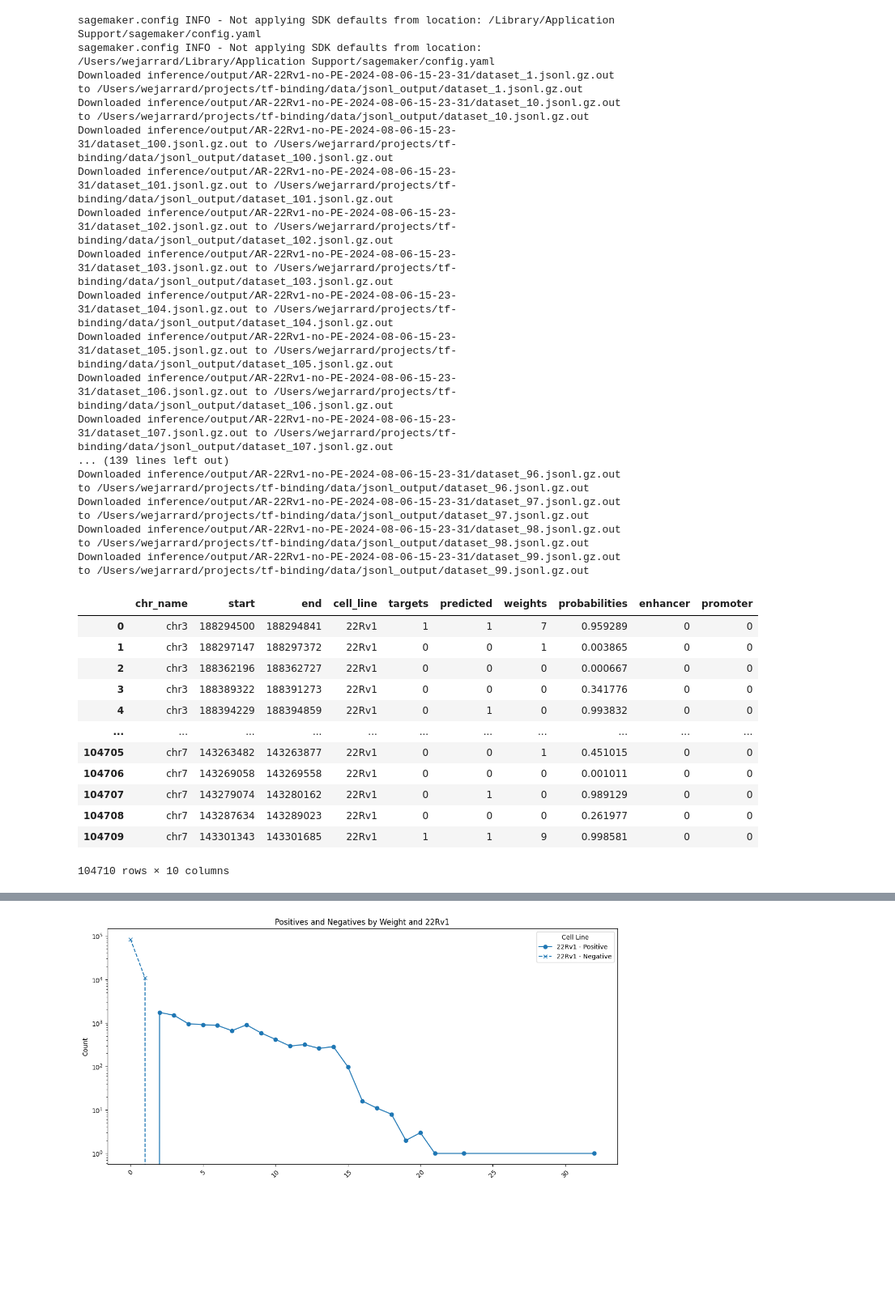
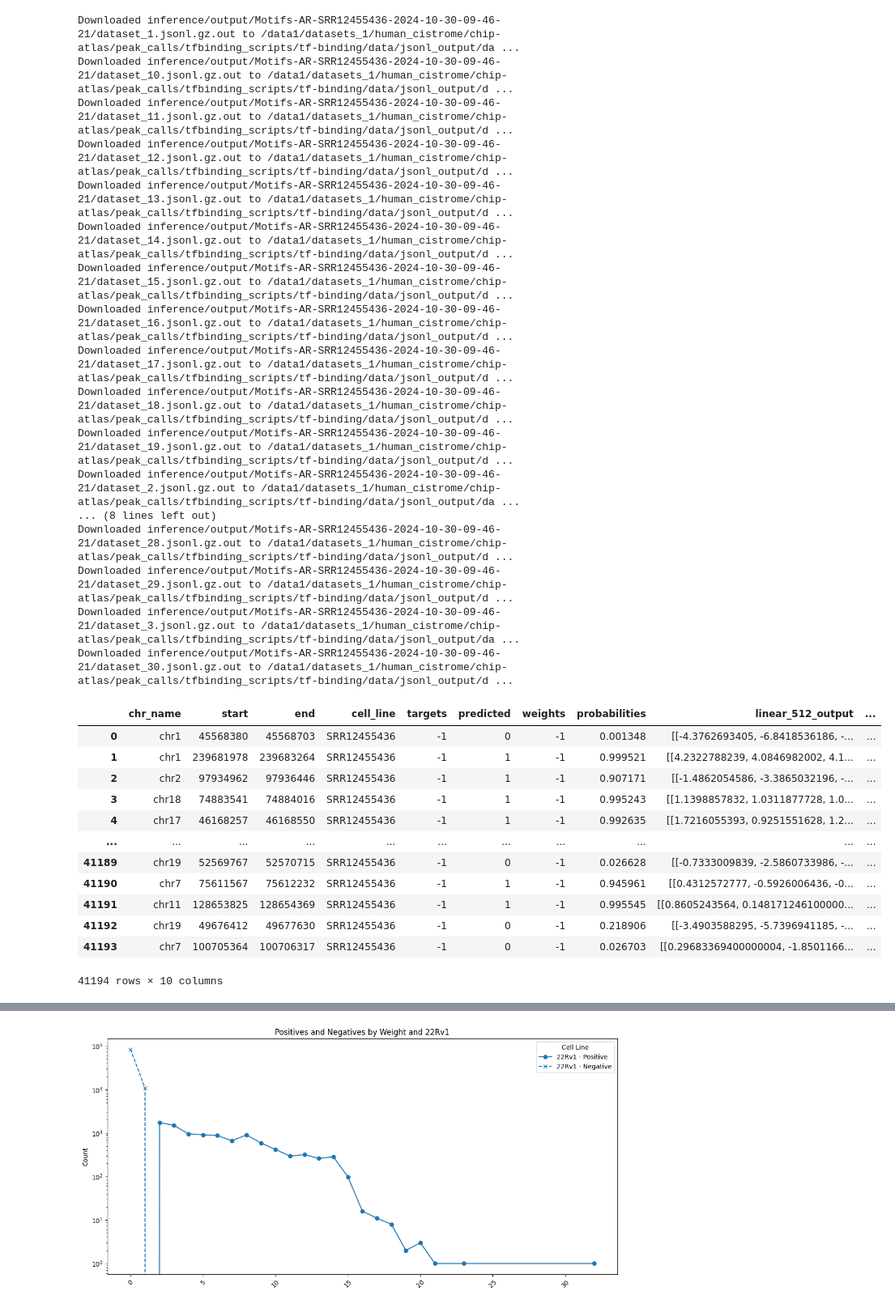
Before and after one commit to wejarrard/tf-binding, a Jupyter notebook: src/inference/analysis/22Rv1_training_analysis.ipynb, the cells around one changed output, grey strips where cells are left out. Shown at 81% size. Cells and saved outputs as stored; diff of their text form; code cells hidden in the pictures; blank space fills up the shorter version.

```diff
--- a/src/inference/analysis/22Rv1_training_analysis.ipynb
+++ b/src/inference/analysis/22Rv1_training_analysis.ipynb
@@ -13,9 +13,8 @@ sagemaker_session = Session()
 
 
 role = "arn:aws:iam::016114370410:role/tf-binding-sites"
-
-prefix = "inference/output/AR-22Rv1-no-PE-2024-08-06-15-23-31/"
-local_dir = "/Users/wejarrard/projects/tf-binding/data/jsonl_output"
+prefix = "inference/output/Motifs-AR-SRR12455436-2024-10-30-09-46-21"
+local_dir = "/data1/datasets_1/human_cistrome/chip-atlas/peak_calls/tfbinding_scripts/tf-binding/data/jsonl_output"
 
 
 # Initialize the S3 client
@@ -42,62 +41,62 @@ def download_from_s3(bucket_name, prefix, local_dir):
         local_path = os.path.join(local_dir, os.path.basename(key))
 
         # Download the file
         s3.download_file(bucket_name, key, local_path)
         print(f'Downloaded {key} to {local_path}')
 
 # Bucket name extracted from the S3 URI
 bucket_name = "tf-binding-sites"
 
 # delete the files in local dir
 for file in os.listdir(local_dir):
     os.remove(os.path.join(local_dir, file))
 
 
 # Download the files
-download_from_s3(bucket_name, prefix, "/Users/wejarrard/projects/tf-binding/data/jsonl_output")
+download_from_s3(bucket_name, prefix, "/data1/datasets_1/human_cistrome/chip-atlas/peak_calls/tfbinding_scripts/tf-binding/data/jsonl_output")
 
 
 # Path to the directory containing JSON files
-json_dir = "/Users/wejarrard/projects/tf-binding/data/jsonl_output"
+json_dir = "/data1/datasets_1/human_cistrome/chip-atlas/peak_calls/tfbinding_scripts/tf-binding/data/jsonl_output"
 
 # Get a list of all JSON files in the directory
 json_files = glob.glob(f"{json_dir}/*.jsonl.gz.out")
 
 # Read each JSON file into a DataFrame and store in a list
 dataframes = [pd.read_json(file) for file in json_files]
 
 # Concatenate all DataFrames into a single DataFrame
 df = pd.concat(dataframes, ignore_index=True)
 
 df
 # %% [output]
-sagemaker.config INFO - Not applying SDK defaults from location: /Library/Application Support/sagemaker/config.yaml
-sagemaker.config INFO - Not applying SDK defaults from location: /Users/wejarrard/Library/Application Support/sagemaker/config.yaml
-Downloaded inference/output/AR-22Rv1-no-PE-2024-08-06-15-23-31/dataset_1.jsonl.gz.out to /Users/wejarrard/projects/tf-binding/data/jsonl_output/dataset_1.jsonl.gz.out
-Downloaded inference/output/AR-22Rv1-no-PE-2024-08-06-15-23-31/dataset_10.jsonl.gz.out to /Users/wejarrard/projects/tf-binding/data/jsonl_output/dataset_10.jsonl.gz.out
-Downloaded inference/output/AR-22Rv1-no-PE-2024-08-06-15-23-31/dataset_100.jsonl.gz.out to /Users/wejarrard/projects/tf-binding/data/jsonl_output/dataset_100.jsonl.gz.out
-Downloaded inference/output/AR-22Rv1-no-PE-2024-08-06-15-23-31/dataset_101.jsonl.gz.out to /Users/wejarrard/projects/tf-binding/data/jsonl_output/dataset_101.jsonl.gz.out
-Downloaded inference/output/AR-22Rv1-no-PE-2024-08-06-15-23-31/dataset_102.jsonl.gz.out to /Users/wejarrard/projects/tf-binding/data/jsonl_output/dataset_102.jsonl.gz.out
-Downloaded inference/output/AR-22Rv1-no-PE-2024-08-06-15-23-31/dataset_103.jsonl.gz.out to /Users/wejarrard/projects/tf-binding/data/jsonl_output/dataset_103.jsonl.gz.out
-Downloaded inference/output/AR-22Rv1-no-PE-2024-08-06-15-23-31/dataset_104.jsonl.gz.out to /Users/wejarrard/projects/tf-binding/data/jsonl_output/dataset_104.jsonl.gz.out
-Downloaded inference/output/AR-22Rv1-no-PE-2024-08-06-15-23-31/dataset_105.jsonl.gz.out to /Users/wejarrard/projects/tf-binding/data/jsonl_output/dataset_105.jsonl.gz.out
-Downloaded inference/output/AR-22Rv1-no-PE-2024-08-06-15-23-31/dataset_106.jsonl.gz.out to /Users/wejarrard/projects/tf-binding/data/jsonl_output/dataset_106.jsonl.gz.out
-Downloaded inference/output/AR-22Rv1-no-PE-2024-08-06-15-23-31/dataset_107.jsonl.gz.out to /Users/wejarrard/projects/tf-binding/data/jsonl_output/dataset_107.jsonl.gz.out
-... (139 lines left out)
-Downloaded inference/output/AR-22Rv1-no-PE-2024-08-06-15-23-31/dataset_96.jsonl.gz.out to /Users/wejarrard/projects/tf-binding/data/jsonl_output/dataset_96.jsonl.gz.out
-Downloaded inference/output/AR-22Rv1-no-PE-2024-08-06-15-23-31/dataset_97.jsonl.gz.out to /Users/wejarrard/projects/tf-binding/data/jsonl_output/dataset_97.jsonl.gz.out
-Downloaded inference/output/AR-22Rv1-no-PE-2024-08-06-15-23-31/dataset_98.jsonl.gz.out to /Users/wejarrard/projects/tf-binding/data/jsonl_output/dataset_98.jsonl.gz.out
-Downloaded inference/output/AR-22Rv1-no-PE-2024-08-06-15-23-31/dataset_99.jsonl.gz.out to /Users/wejarrard/projects/tf-binding/data/jsonl_output/dataset_99.jsonl.gz.out
+Downloaded inference/output/Motifs-AR-SRR12455436-2024-10-30-09-46-21/dataset_1.jsonl.gz.out to /data1/datasets_1/human_cistrome/chip-atlas/peak_calls/tfbinding_scripts/tf-binding/data/jsonl_output/da ...
+Downloaded inference/output/Motifs-AR-SRR12455436-2024-10-30-09-46-21/dataset_10.jsonl.gz.out to /data1/datasets_1/human_cistrome/chip-atlas/peak_calls/tfbinding_scripts/tf-binding/data/jsonl_output/d ...
+Downloaded inference/output/Motifs-AR-SRR12455436-2024-10-30-09-46-21/dataset_11.jsonl.gz.out to /data1/datasets_1/human_cistrome/chip-atlas/peak_calls/tfbinding_scripts/tf-binding/data/jsonl_output/d ...
+Downloaded inference/output/Motifs-AR-SRR12455436-2024-10-30-09-46-21/dataset_12.jsonl.gz.out to /data1/datasets_1/human_cistrome/chip-atlas/peak_calls/tfbinding_scripts/tf-binding/data/jsonl_output/d ...
+Downloaded inference/output/Motifs-AR-SRR12455436-2024-10-30-09-46-21/dataset_13.jsonl.gz.out to /data1/datasets_1/human_cistrome/chip-atlas/peak_calls/tfbinding_scripts/tf-binding/data/jsonl_output/d ...
+Downloaded inference/output/Motifs-AR-SRR12455436-2024-10-30-09-46-21/dataset_14.jsonl.gz.out to /data1/datasets_1/human_cistrome/chip-atlas/peak_calls/tfbinding_scripts/tf-binding/data/jsonl_output/d ...
+Downloaded inference/output/Motifs-AR-SRR12455436-2024-10-30-09-46-21/dataset_15.jsonl.gz.out to /data1/datasets_1/human_cistrome/chip-atlas/peak_calls/tfbinding_scripts/tf-binding/data/jsonl_output/d ...
+Downloaded inference/output/Motifs-AR-SRR12455436-2024-10-30-09-46-21/dataset_16.jsonl.gz.out to /data1/datasets_1/human_cistrome/chip-atlas/peak_calls/tfbinding_scripts/tf-binding/data/jsonl_output/d ...
+Downloaded inference/output/Motifs-AR-SRR12455436-2024-10-30-09-46-21/dataset_17.jsonl.gz.out to /data1/datasets_1/human_cistrome/chip-atlas/peak_calls/tfbinding_scripts/tf-binding/data/jsonl_output/d ...
+Downloaded inference/output/Motifs-AR-SRR12455436-2024-10-30-09-46-21/dataset_18.jsonl.gz.out to /data1/datasets_1/human_cistrome/chip-atlas/peak_calls/tfbinding_scripts/tf-binding/data/jsonl_output/d ...
+Downloaded inference/output/Motifs-AR-SRR12455436-2024-10-30-09-46-21/dataset_19.jsonl.gz.out to /data1/datasets_1/human_cistrome/chip-atlas/peak_calls/tfbinding_scripts/tf-binding/data/jsonl_output/d ...
+Downloaded inference/output/Motifs-AR-SRR12455436-2024-10-30-09-46-21/dataset_2.jsonl.gz.out to /data1/datasets_1/human_cistrome/chip-atlas/peak_calls/tfbinding_scripts/tf-binding/data/jsonl_output/da ...
+... (8 lines left out)
+Downloaded inference/output/Motifs-AR-SRR12455436-2024-10-30-09-46-21/dataset_28.jsonl.gz.out to /data1/datasets_1/human_cistrome/chip-atlas/peak_calls/tfbinding_scripts/tf-binding/data/jsonl_output/d ...
+Downloaded inference/output/Motifs-AR-SRR12455436-2024-10-30-09-46-21/dataset_29.jsonl.gz.out to /data1/datasets_1/human_cistrome/chip-atlas/peak_calls/tfbinding_scripts/tf-binding/data/jsonl_output/d ...
+Downloaded inference/output/Motifs-AR-SRR12455436-2024-10-30-09-46-21/dataset_3.jsonl.gz.out to /data1/datasets_1/human_cistrome/chip-atlas/peak_calls/tfbinding_scripts/tf-binding/data/jsonl_output/da ...
+Downloaded inference/output/Motifs-AR-SRR12455436-2024-10-30-09-46-21/dataset_30.jsonl.gz.out to /data1/datasets_1/human_cistrome/chip-atlas/peak_calls/tfbinding_scripts/tf-binding/data/jsonl_output/d ...
-|  | chr_name | start | end | cell_line | targets | predicted | weights | probabilities | enhancer | promoter |
-| 0 | chr3 | 188294500 | 188294841 | 22Rv1 | 1 | 1 | 7 | 0.959289 | 0 | 0 |
-| 1 | chr3 | 188297147 | 188297372 | 22Rv1 | 0 | 0 | 1 | 0.003865 | 0 | 0 |
-| 2 | chr3 | 188362196 | 188362727 | 22Rv1 | 0 | 0 | 0 | 0.000667 | 0 | 0 |
-| 3 | chr3 | 188389322 | 188391273 | 22Rv1 | 0 | 0 | 0 | 0.341776 | 0 | 0 |
-| 4 | chr3 | 188394229 | 188394859 | 22Rv1 | 0 | 1 | 0 | 0.993832 | 0 | 0 |
+|  | chr_name | start | end | cell_line | targets | predicted | weights | probabilities | linear_512_output | ... |
+| 0 | chr1 | 45568380 | 45568703 | SRR12455436 | -1 | 0 | -1 | 0.001348 | [[-4.3762693405, -6.8418536186, -... | ... |
+| 1 | chr1 | 239681978 | 239683264 | SRR12455436 | -1 | 1 | -1 | 0.999521 | [[4.2322788239, 4.0846982002, 4.1... | ... |
+| 2 | chr2 | 97934962 | 97936446 | SRR12455436 | -1 | 1 | -1 | 0.907171 | [[-1.4862054586, -3.3865032196, -... | ... |
+| 3 | chr18 | 74883541 | 74884016 | SRR12455436 | -1 | 1 | -1 | 0.995243 | [[1.1398857832, 1.0311877728, 1.0... | ... |
+| 4 | chr17 | 46168257 | 46168550 | SRR12455436 | -1 | 1 | -1 | 0.992635 | [[1.7216055393, 0.9251551628, 1.2... | ... |
 | ... | ... | ... | ... | ... | ... | ... | ... | ... | ... | ... |
-| 104705 | chr7 | 143263482 | 143263877 | 22Rv1 | 0 | 0 | 1 | 0.451015 | 0 | 0 |
-| 104706 | chr7 | 143269058 | 143269558 | 22Rv1 | 0 | 0 | 0 | 0.001011 | 0 | 0 |
-| 104707 | chr7 | 143279074 | 143280162 | 22Rv1 | 0 | 1 | 0 | 0.989129 | 0 | 0 |
-| 104708 | chr7 | 143287634 | 143289023 | 22Rv1 | 0 | 0 | 0 | 0.261977 | 0 | 0 |
-| 104709 | chr7 | 143301343 | 143301685 | 22Rv1 | 1 | 1 | 9 | 0.998581 | 0 | 0 |
+| 41189 | chr19 | 52569767 | 52570715 | SRR12455436 | -1 | 0 | -1 | 0.026628 | [[-0.7333009839, -2.5860733986, -... | ... |
+| 41190 | chr7 | 75611567 | 75612232 | SRR12455436 | -1 | 1 | -1 | 0.945961 | [[0.4312572777, -0.5926006436, -0... | ... |
+| 41191 | chr11 | 128653825 | 128654369 | SRR12455436 | -1 | 1 | -1 | 0.995545 | [[0.8605243564, 0.148171246100000... | ... |
+| 41192 | chr19 | 49676412 | 49677630 | SRR12455436 | -1 | 0 | -1 | 0.218906 | [[-3.4903588295, -5.7396941185, -... | ... |
+| 41193 | chr7 | 100705364 | 100706317 | SRR12455436 | -1 | 0 | -1 | 0.026703 | [[0.29683369400000004, -1.8501166... | ... |
-104710 rows × 10 columns
+41194 rows × 10 columns
```
Also changed, not shown: parts of 1 cell of this notebook, 25 other files.
